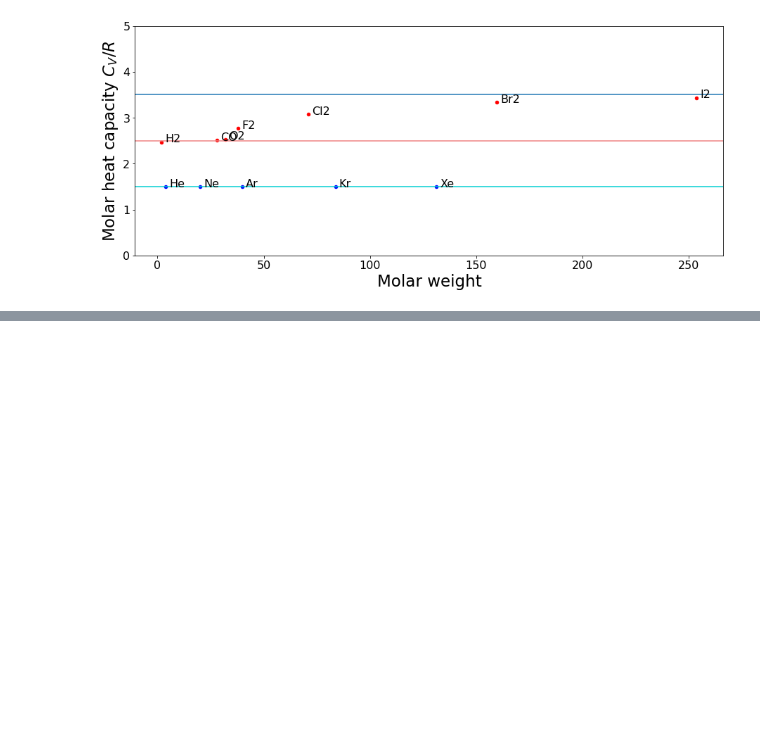
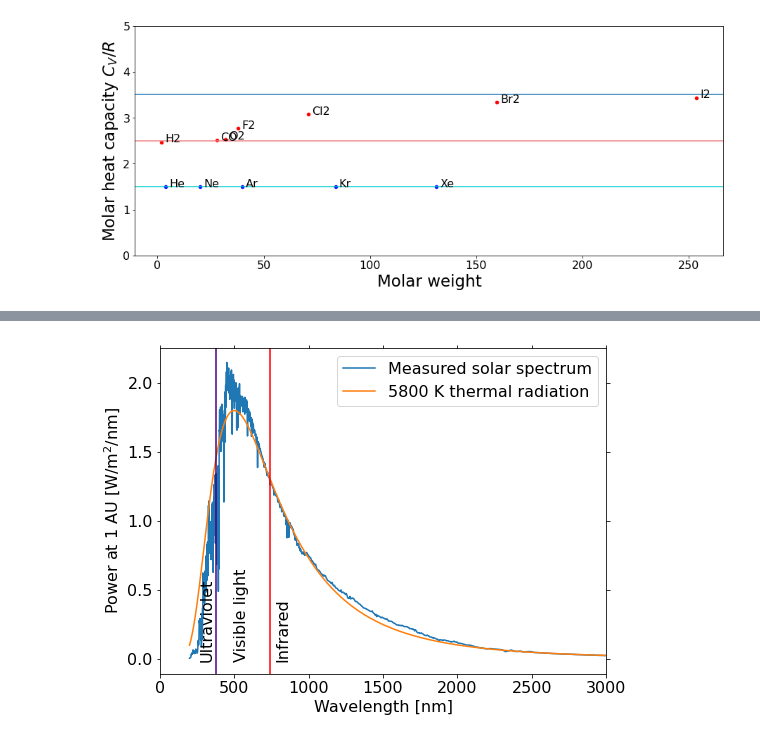
Before and after one commit to ponyisi/phy_355_fall2020, a Jupyter notebook: 10 - The Need for Quantization.ipynb, the cells around one changed output, grey strips where cells are left out. Cells and saved outputs as stored; diff of their text form; code cells hidden in the pictures; blank space fills up the shorter version.

```diff
--- a/10 - The Need for Quantization.ipynb
+++ b/10 - The Need for Quantization.ipynb
@@ -109,0 +171,23 @@ Planck managed to reconcile with the actual observed distribution by assuming th
+# %%
+import pandas
+# Solar spectrum (measured outside the atmosphere) from https://www.nrel.gov/grid/solar-resource/spectra.html
+solarspectrum=pandas.read_csv('https://www.nrel.gov/grid/solar-resource/assets/data/wehrli85.txt',
+                                delim_whitespace=True, dtype='float32')
+# normalize plots to same area; use trapezoidal rule to find area
+integral_measured = numpy.trapz(solarspectrum['W/sm/nm'], solarspectrum['nm'])
+plt.plot(solarspectrum['nm'], solarspectrum['W/sm/nm'], label='Measured solar spectrum')
+pts_predicted = planck_lambda(5800,solarspectrum['nm']*1e-9)
+integral_predicted = numpy.trapz(pts_predicted, solarspectrum['nm'])
+plt.plot(solarspectrum['nm'], pts_predicted/integral_predicted*integral_measured, label='5800 K thermal radiation')
+plt.xlim(0,3000)
+plt.xlabel('Wavelength [nm]')
+plt.ylabel('Power at 1 AU [W/m$^2$/nm]')
+plt.axvline(380, color='indigo')
+plt.axvline(740, color='red')
+plt.text(500, 0, 'Visible light', rotation='vertical')
+plt.text(270, 0, 'Ultraviolet', rotation='vertical')
+plt.text(780, 0, 'Infrared', rotation='vertical')
+plt.legend()
+plt.show()
+# %% [output]
+[figure, added]
```
Also changed, not shown: parts of 11 cells of this notebook, 1 other file.
